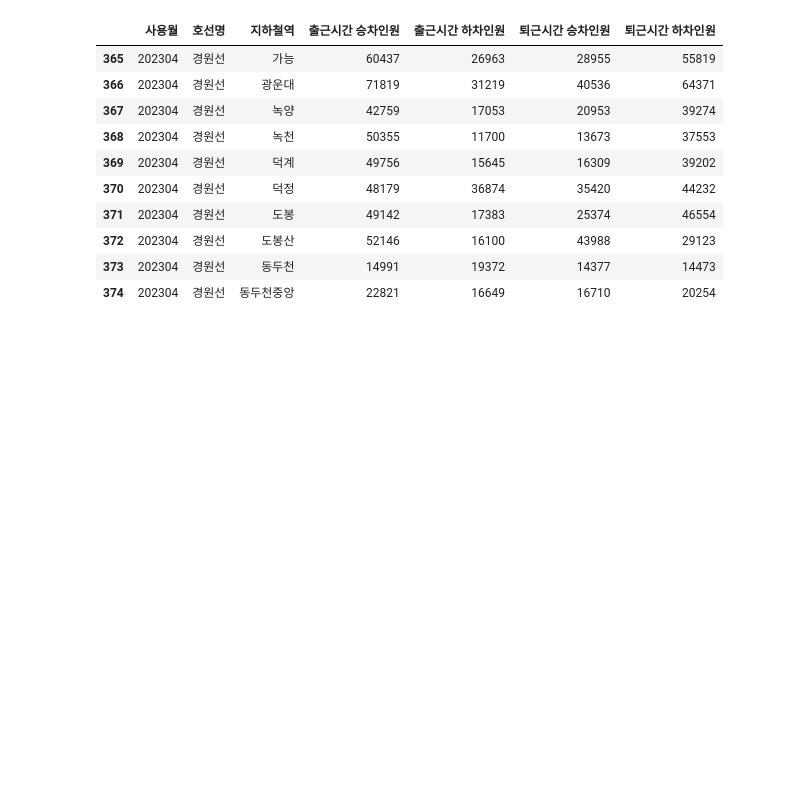
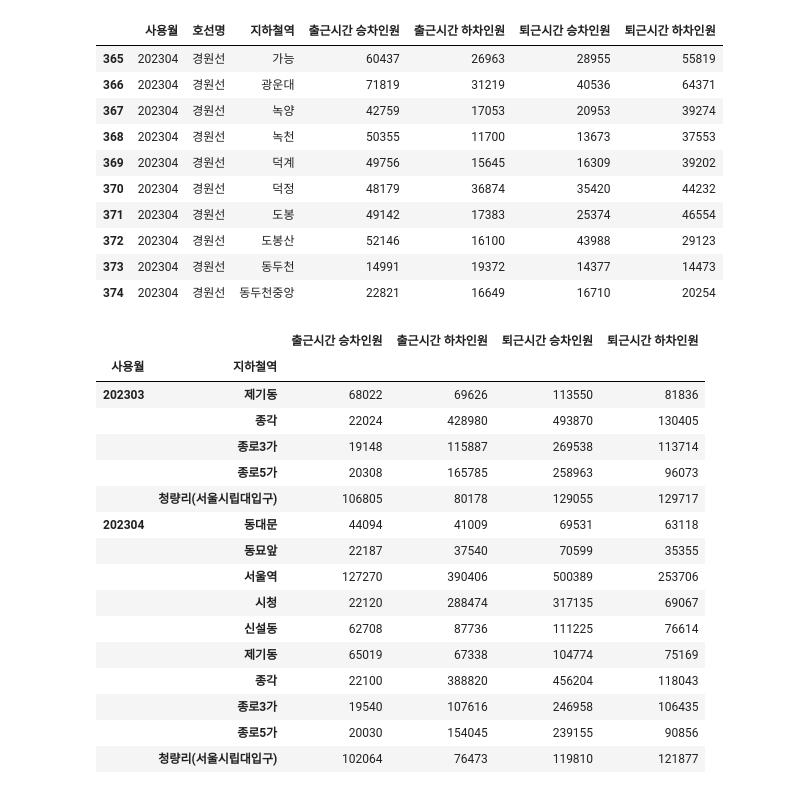
Before and after one commit to Mayhem-XD/Project_p1, a Jupyter notebook: test_code.ipynb, the cells around one changed output. Drawn from its saved outputs; the diff is of its cells as text; code cells hidden in the pictures; blank space fills up the shorter version.

```diff
--- a/test_code.ipynb
+++ b/test_code.ipynb
@@ -126,5 +126,23 @@ for line, frame in df_list.items():
 # %%
 df_test1 = pd.read_csv('data/1호선.csv')
 df_test2 = pd.read_csv('data/경부선.csv')
-dg = df_test1.groupby(['사용월','지하철역'])[['출근시간 승차인원', '출근시간 하차인원', '퇴근시간 승차인원', '퇴근시간 하차인원']].mean()
+dg = df_test1.groupby(['사용월','지하철역'])[['출근시간 승차인원', '출근시간 하차인원', '퇴근시간 승차인원', '퇴근시간 하차인원']].mean().astype(int)
 dg.tail(15)
+# %% [output]
+|  |  | 출근시간 승차인원 | 출근시간 하차인원 | 퇴근시간 승차인원 | 퇴근시간 하차인원 |
+| 사용월 | 지하철역 |  |  |  |  |
+| 202303 | 제기동 | 68022 | 69626 | 113550 | 81836 |
+|  | 종각 | 22024 | 428980 | 493870 | 130405 |
+|  | 종로3가 | 19148 | 115887 | 269538 | 113714 |
+|  | 종로5가 | 20308 | 165785 | 258963 | 96073 |
+|  | 청량리(서울시립대입구) | 106805 | 80178 | 129055 | 129717 |
+| 202304 | 동대문 | 44094 | 41009 | 69531 | 63118 |
+|  | 동묘앞 | 22187 | 37540 | 70599 | 35355 |
+|  | 서울역 | 127270 | 390406 | 500389 | 253706 |
+|  | 시청 | 22120 | 288474 | 317135 | 69067 |
+|  | 신설동 | 62708 | 87736 | 111225 | 76614 |
+|  | 제기동 | 65019 | 67338 | 104774 | 75169 |
+|  | 종각 | 22100 | 388820 | 456204 | 118043 |
+|  | 종로3가 | 19540 | 107616 | 246958 | 106435 |
+|  | 종로5가 | 20030 | 154045 | 239155 | 90856 |
+|  | 청량리(서울시립대입구) | 102064 | 76473 | 119810 | 121877 |
```
Also changed, not shown: parts of 3 cells of this notebook, 6 other files.
